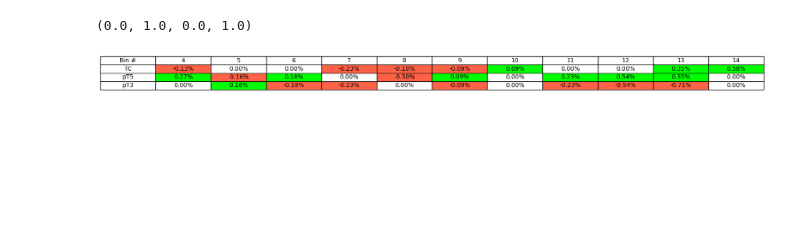
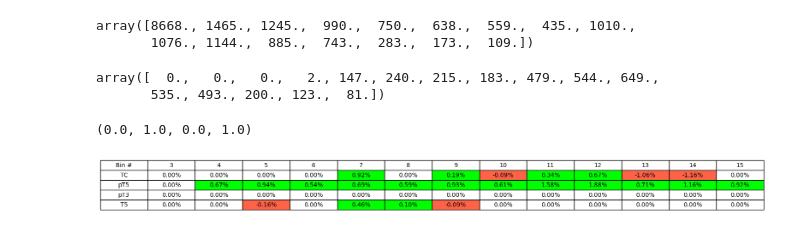
Before and after one commit to bucket420/lst-plots, a Jupyter notebook: hist.ipynb, the cells around one changed output. Cells and saved outputs as stored; diff of their text form; code cells hidden in the pictures; blank space fills up the shorter version.

```diff
--- a/hist.ipynb
+++ b/hist.ipynb
@@ -3,8 +3,8 @@ import uproot
 import numpy as np
 import matplotlib.pyplot as plt
 # %%
-helix = uproot.open("/home/users/hdhoang2001/cmssw/src/RecoTracker/LSTCore/standalone/debug_hist.root")
-linear = uproot.open("/home/users/hdhoang2001/cmssw/src/RecoTracker/LSTCore/standalone/linear_high_oc_hist.root")
+helix = uproot.open("/home/users/hdhoang2001/cmssw/src/RecoTracker/LSTCore/standalone/helix_tuned_hist.root")
+linear = uproot.open("/home/users/hdhoang2001/cmssw/src/RecoTracker/LSTCore/standalone/linear_hist.root")
 # %%
 import json
 json.dump(helix.classnames(), open("classnames.json", "w"), indent=4)
@@ -72,6 +88,11 @@ helix_pT3_eff_pt_den_vals = helix_pT3_eff_pt_den.values()
 helix_pT3_eff_eta_num_vals = helix_pT3_eff_eta_num.values()
 helix_pT3_eff_eta_den_vals = helix_pT3_eff_eta_den.values()
 
+helix_T5_eff_pt_num_vals = helix_T5_eff_pt_num.values()
+helix_T5_eff_pt_den_vals = helix_T5_eff_pt_den.values()
+helix_T5_eff_eta_num_vals = helix_T5_eff_eta_num.values()
+helix_T5_eff_eta_den_vals = helix_T5_eff_eta_den.values()
+
 linear_pT5_eff_pt_num_vals = linear_pT5_eff_pt_num.values()
 linear_pT5_eff_pt_den_vals = linear_pT5_eff_pt_den.values()
 linear_pT5_eff_eta_num_vals = linear_pT5_eff_eta_num.values()
@@ -86,6 +107,11 @@ linear_pT3_eff_pt_num_vals = linear_pT3_eff_pt_num.values()
 linear_pT3_eff_pt_den_vals = linear_pT3_eff_pt_den.values()
 linear_pT3_eff_eta_num_vals = linear_pT3_eff_eta_num.values()
 linear_pT3_eff_eta_den_vals = linear_pT3_eff_eta_den.values()
+
+linear_T5_eff_pt_num_vals = linear_T5_eff_pt_num.values()
+linear_T5_eff_pt_den_vals = linear_T5_eff_pt_den.values()
+linear_T5_eff_eta_num_vals = linear_T5_eff_eta_num.values()
+linear_T5_eff_eta_den_vals = linear_T5_eff_eta_den.values()
 # %%
 helix_pT5_pt_effs = helix_pT5_eff_pt_num_vals / helix_pT5_eff_pt_den_vals * 100
 helix_pT5_eta_effs = helix_pT5_eff_eta_num_vals / helix_pT5_eff_eta_den_vals * 100
@@ -96,6 +122,9 @@ helix_TC_eta_effs = helix_TC_eff_eta_num_vals / helix_TC_eff_eta_den_vals * 100
 helix_pT3_pt_effs = helix_pT3_eff_pt_num_vals / helix_pT3_eff_pt_den_vals * 100
 helix_pT3_eta_effs = helix_pT3_eff_eta_num_vals / helix_pT3_eff_eta_den_vals * 100
 
+helix_T5_pt_effs = helix_T5_eff_pt_num_vals / helix_T5_eff_pt_den_vals * 100
+helix_T5_eta_effs = helix_T5_eff_eta_num_vals / helix_T5_eff_eta_den_vals * 100
+
 linear_pT5_pt_effs = linear_pT5_eff_pt_num_vals / linear_pT5_eff_pt_den_vals * 100
 linear_pT5_eta_effs = linear_pT5_eff_eta_num_vals / linear_pT5_eff_eta_den_vals * 100
 
@@ -105,6 +134,9 @@ linear_TC_eta_effs = linear_TC_eff_eta_num_vals / linear_TC_eff_eta_den_vals * 1
 linear_pT3_pt_effs = linear_pT3_eff_pt_num_vals / linear_pT3_eff_pt_den_vals * 100
 linear_pT3_eta_effs = linear_pT3_eff_eta_num_vals / linear_pT3_eff_eta_den_vals * 100
 
+linear_T5_pt_effs = linear_T5_eff_pt_num_vals / linear_T5_eff_pt_den_vals * 100
+linear_T5_eta_effs = linear_T5_eff_eta_num_vals / linear_T5_eff_eta_den_vals * 100
+
 diff_pT5_pt_effs = helix_pT5_pt_effs - linear_pT5_pt_effs
 diff_pT5_eta_effs = helix_pT5_eta_effs - linear_pT5_eta_effs
 
@@ -113,32 +145,46 @@ diff_TC_eta_effs = helix_TC_eta_effs - linear_TC_eta_effs
 
 diff_pT3_pt_effs = helix_pT3_pt_effs - linear_pT3_pt_effs
 diff_pT3_eta_effs = helix_pT3_eta_effs - linear_pT3_eta_effs
+
+diff_T5_pt_effs = helix_T5_pt_effs - linear_T5_pt_effs
+diff_T5_eta_effs = helix_T5_eta_effs - linear_T5_eta_effs
+# %%
+helix_pT5_eff_pt_den_vals
+# %% [output]
+array([8668., 1465., 1245.,  990.,  750.,  638.,  559.,  435., 1010.,
+       1076., 1144.,  885.,  743.,  283.,  173.,  109.])
+# %%
+helix_pT5_eff_pt_num_vals
+# %% [output]
+array([  0.,   0.,   0.,   2., 147., 240., 215., 183., 479., 544., 649.,
+       535., 493., 200., 123.,  81.])
 # %%
-cell_text = [["Bin #"] + [str(i) for i in range(4, len(diff_pT5_pt_effs) - 1)],
-             ["TC"] + [f"{diff_TC_pt_effs[i]:.2f}%" for i in range(4, len(diff_TC_pt_effs) - 1)],
-             ["pT5"] + [f"{diff_pT5_pt_effs[i]:.2f}%" for i in range(4, len(diff_pT5_pt_effs) - 1)],
-             ["pT3"] + [f"{diff_pT3_pt_effs[i]:.2f}%" for i in range(4, len(diff_pT3_pt_effs) - 1)]
+cell_text = [["Bin #"] + [str(i) for i in range(3, len(diff_pT5_pt_effs))],
+             ["TC"] + [f"{diff_TC_pt_effs[i]:.2f}%" for i in range(3, len(diff_TC_pt_effs))],
+             ["pT5"] + [f"{diff_pT5_pt_effs[i]:.2f}%" for i in range(3, len(diff_pT5_pt_effs))],
+             ["pT3"] + [f"{diff_pT3_pt_effs[i]:.2f}%" for i in range(3, len(diff_pT3_pt_effs))],
+             ["T5"] + [f"{diff_T5_pt_effs[i]:.2f}%" for i in range(3, len(diff_T5_pt_effs))]
             ]
 
-cell_colors = [["white" for i in range(len(diff_pT5_pt_effs) - 4)] for j in range(4)]
+cell_colors = [["white" for i in range(len(diff_pT5_pt_effs) - 2)] for j in range(5)]
 
-for i in range(1, 4):
-    for j in range(1, len(diff_pT5_pt_effs) - 4):
+for i in range(1, 5):
+    for j in range(1, len(diff_pT5_pt_effs) - 2):
         if float(cell_text[i][j][:-1]) == 0:
             continue
         elif float(cell_text[i][j][:-1]) > 0:
             cell_colors[i][j] = "lime"
         else:
             cell_colors[i][j] = "tomato"
 
 # plt.title("Change in efficiency")
-plt.figure(figsize=(20, 1))
+plt.figure(figsize=(20, 1.5))
 # plt.table(cellText=cell_text, loc='center')
 plt.table(cell_text, cellLoc="center", loc='center', bbox=[0, 0, 1, 1], cellColours=cell_colors)
 plt.axis('off')
 # %% [output]
 (0.0, 1.0, 0.0, 1.0)
-[figure, old version]
+[figure, new version]
 # %%
 cell_text = [["Bin #"] + [str(i) for i in range(48, len(diff_pT5_eta_effs) - 48)],
              ["TC"] + [f"{diff_TC_eta_effs[i]:.2f}%" for i in range(48, len(diff_TC_eta_effs) - 48)],
```
Also changed, not shown: parts of 11 cells of this notebook, 51 other files.
